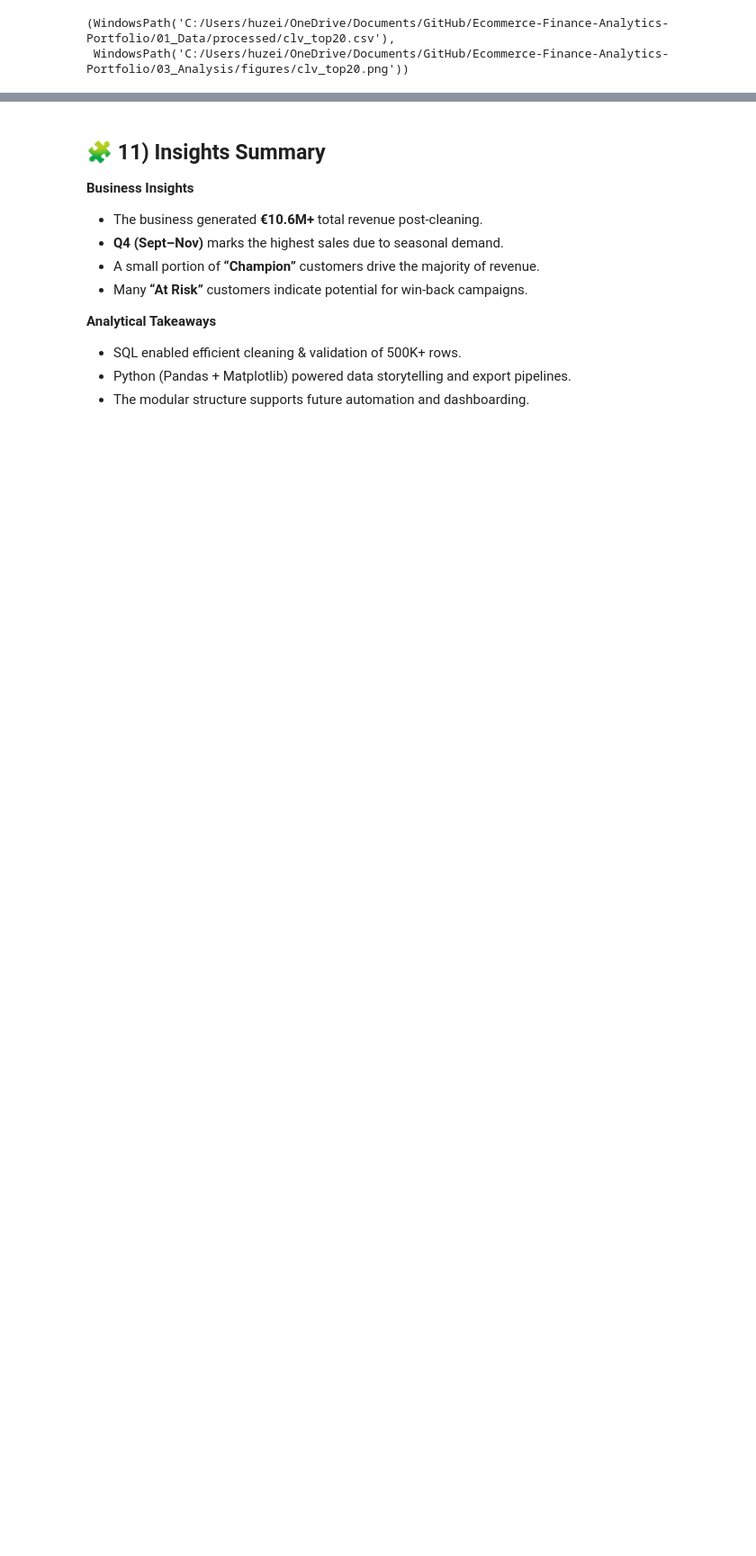
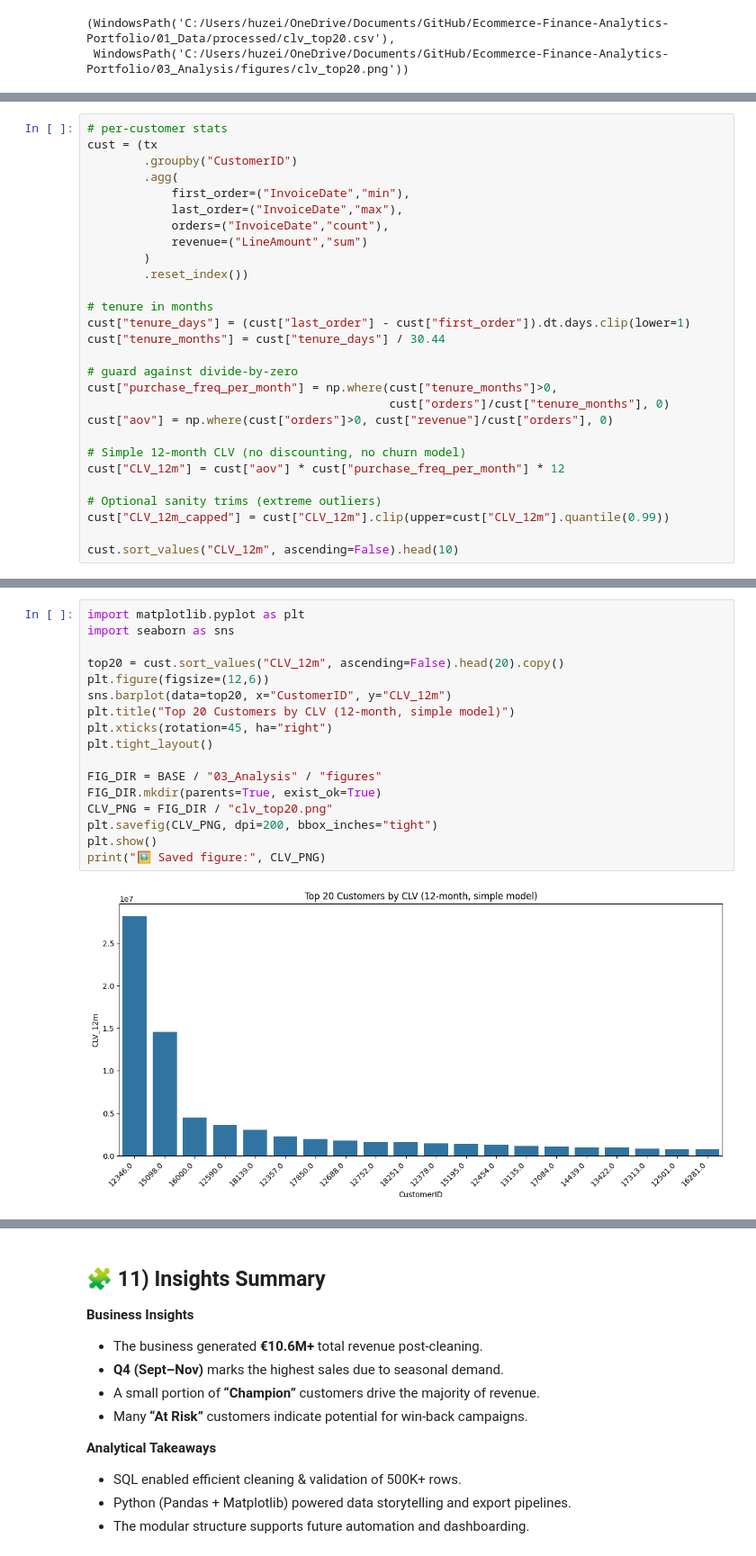
Before and after one commit to HuzeifKhan/Ecommerce-Finance-Analytics-Portfolio, a Jupyter notebook: 03_Analysis/ecommerce_analysis.ipynb, the cells around one changed output, grey strips where cells are left out. Shown at 90% size. Drawn from its saved outputs; the diff is of its cells as text; blank space fills up the shorter version.

```diff
--- a/03_Analysis/ecommerce_analysis.ipynb
+++ b/03_Analysis/ecommerce_analysis.ipynb
@@ -1083,0 +1108,28 @@ clv_top20_path, clv_fig_path
+# %%
+# per-customer stats
+cust = (tx
+        .groupby("CustomerID")
+        .agg(
+            first_order=("InvoiceDate","min"),
+            last_order=("InvoiceDate","max"),
+            orders=("InvoiceDate","count"),
+            revenue=("LineAmount","sum")
+        )
+        .reset_index())
+
+# tenure in months
+cust["tenure_days"] = (cust["last_order"] - cust["first_order"]).dt.days.clip(lower=1)
+cust["tenure_months"] = cust["tenure_days"] / 30.44
+
+# guard against divide-by-zero
+cust["purchase_freq_per_month"] = np.where(cust["tenure_months"]>0,
+                                           cust["orders"]/cust["tenure_months"], 0)
+cust["aov"] = np.where(cust["orders"]>0, cust["revenue"]/cust["orders"], 0)
+
+# Simple 12-month CLV (no discounting, no churn model)
+cust["CLV_12m"] = cust["aov"] * cust["purchase_freq_per_month"] * 12
+
+# Optional sanity trims (extreme outliers)
+cust["CLV_12m_capped"] = cust["CLV_12m"].clip(upper=cust["CLV_12m"].quantile(0.99))
+
+cust.sort_values("CLV_12m", ascending=False).head(10)
@@ -1083,0 +1156,19 @@ clv_top20_path, clv_fig_path
+# %%
+import matplotlib.pyplot as plt
+import seaborn as sns
+
+top20 = cust.sort_values("CLV_12m", ascending=False).head(20).copy()
+plt.figure(figsize=(12,6))
+sns.barplot(data=top20, x="CustomerID", y="CLV_12m")
+plt.title("Top 20 Customers by CLV (12-month, simple model)")
+plt.xticks(rotation=45, ha="right")
+plt.tight_layout()
+
+FIG_DIR = BASE / "03_Analysis" / "figures"
+FIG_DIR.mkdir(parents=True, exist_ok=True)
+CLV_PNG = FIG_DIR / "clv_top20.png"
+plt.savefig(CLV_PNG, dpi=200, bbox_inches="tight")
+plt.show()
+print("🖼️ Saved figure:", CLV_PNG)
+# %% [output]
+[figure, added]
```
Also changed, not shown: parts of 5 cells of this notebook, 7 other files.
